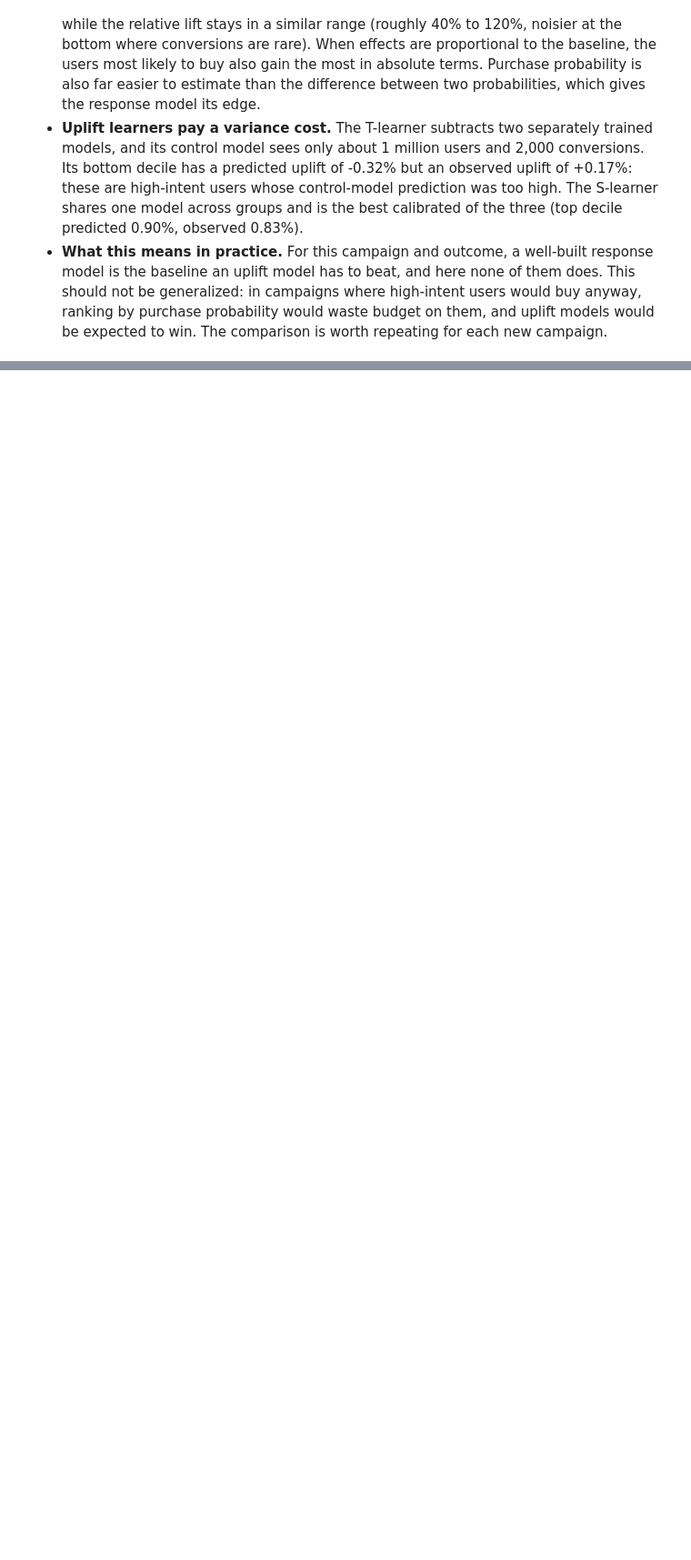
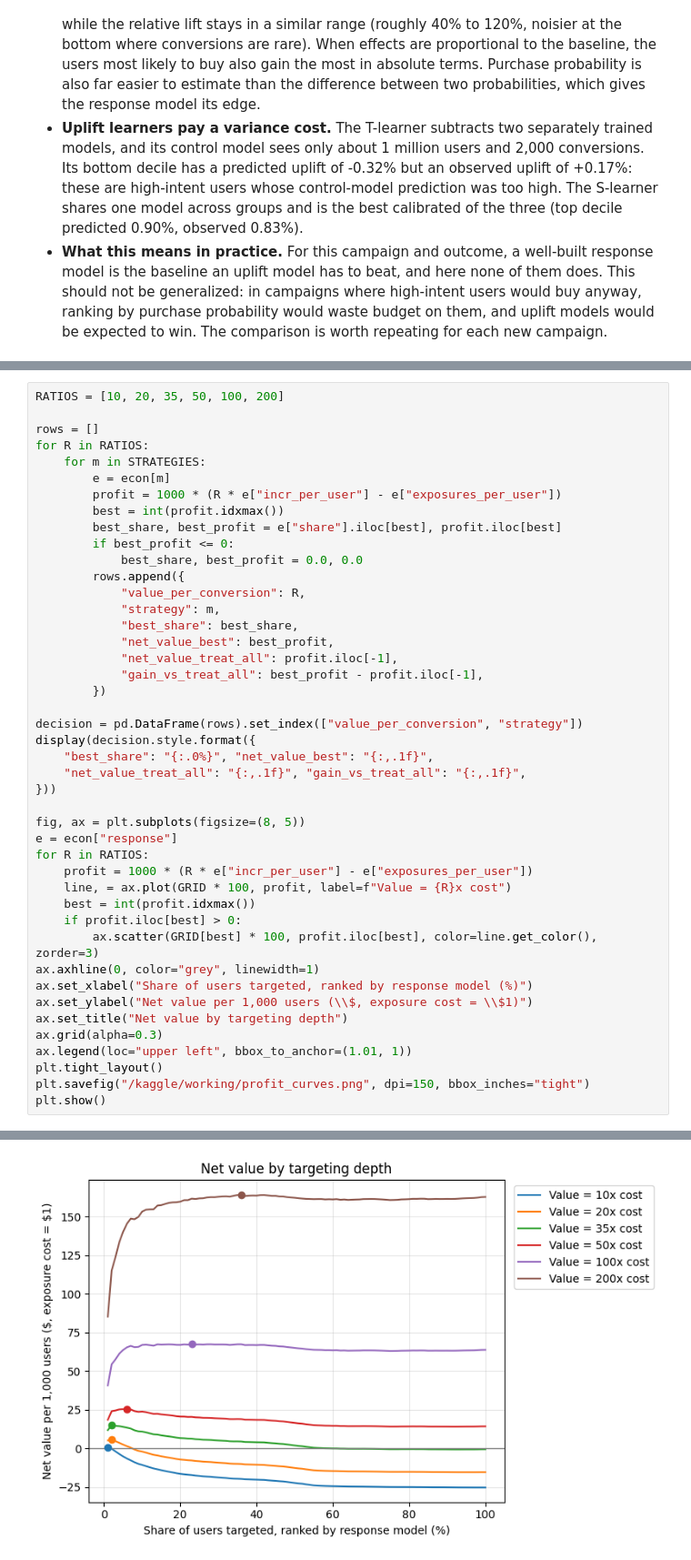
Before and after one commit to LindaZhao-neu/criteo-uplift-analysis, a Jupyter notebook: notebooks/criteo_uplift_analysis.ipynb, the cells around one changed output, grey strips where cells are left out. Shown at 91% size. Cells and saved outputs as stored; diff of their text form; blank space fills up the shorter version.

Commit message:
Add targeting decision and value analysis

```diff
--- a/notebooks/criteo_uplift_analysis.ipynb
+++ b/notebooks/criteo_uplift_analysis.ipynb
@@ -1263,0 +1351,45 @@ by_response.style.format({
+# %%
+RATIOS = [10, 20, 35, 50, 100, 200]
+
+rows = []
+for R in RATIOS:
+    for m in STRATEGIES:
+        e = econ[m]
+        profit = 1000 * (R * e["incr_per_user"] - e["exposures_per_user"])
+        best = int(profit.idxmax())
+        best_share, best_profit = e["share"].iloc[best], profit.iloc[best]
+        if best_profit <= 0:
+            best_share, best_profit = 0.0, 0.0
+        rows.append({
+            "value_per_conversion": R,
+            "strategy": m,
+            "best_share": best_share,
+            "net_value_best": best_profit,
+            "net_value_treat_all": profit.iloc[-1],
+            "gain_vs_treat_all": best_profit - profit.iloc[-1],
+        })
+
+decision = pd.DataFrame(rows).set_index(["value_per_conversion", "strategy"])
+display(decision.style.format({
+    "best_share": "{:.0%}", "net_value_best": "{:,.1f}",
+    "net_value_treat_all": "{:,.1f}", "gain_vs_treat_all": "{:,.1f}",
+}))
+
+fig, ax = plt.subplots(figsize=(8, 5))
+e = econ["response"]
+for R in RATIOS:
+    profit = 1000 * (R * e["incr_per_user"] - e["exposures_per_user"])
+    line, = ax.plot(GRID * 100, profit, label=f"Value = {R}x cost")
+    best = int(profit.idxmax())
+    if profit.iloc[best] > 0:
+        ax.scatter(GRID[best] * 100, profit.iloc[best], color=line.get_color(), zorder=3)
+ax.axhline(0, color="grey", linewidth=1)
+ax.set_xlabel("Share of users targeted, ranked by response model (%)")
+ax.set_ylabel("Net value per 1,000 users (\\$, exposure cost = \\$1)")
+ax.set_title("Net value by targeting depth")
+ax.grid(alpha=0.3)
+ax.legend(loc="upper left", bbox_to_anchor=(1.01, 1))
+plt.tight_layout()
+plt.savefig("/kaggle/working/profit_curves.png", dpi=150, bbox_inches="tight")
+plt.show()
+# %% [output]
@@ -1263,0 +1414 @@ by_response.style.format({
+[figure, added]
```
Also changed, not shown: parts of 8 cells of this notebook.
